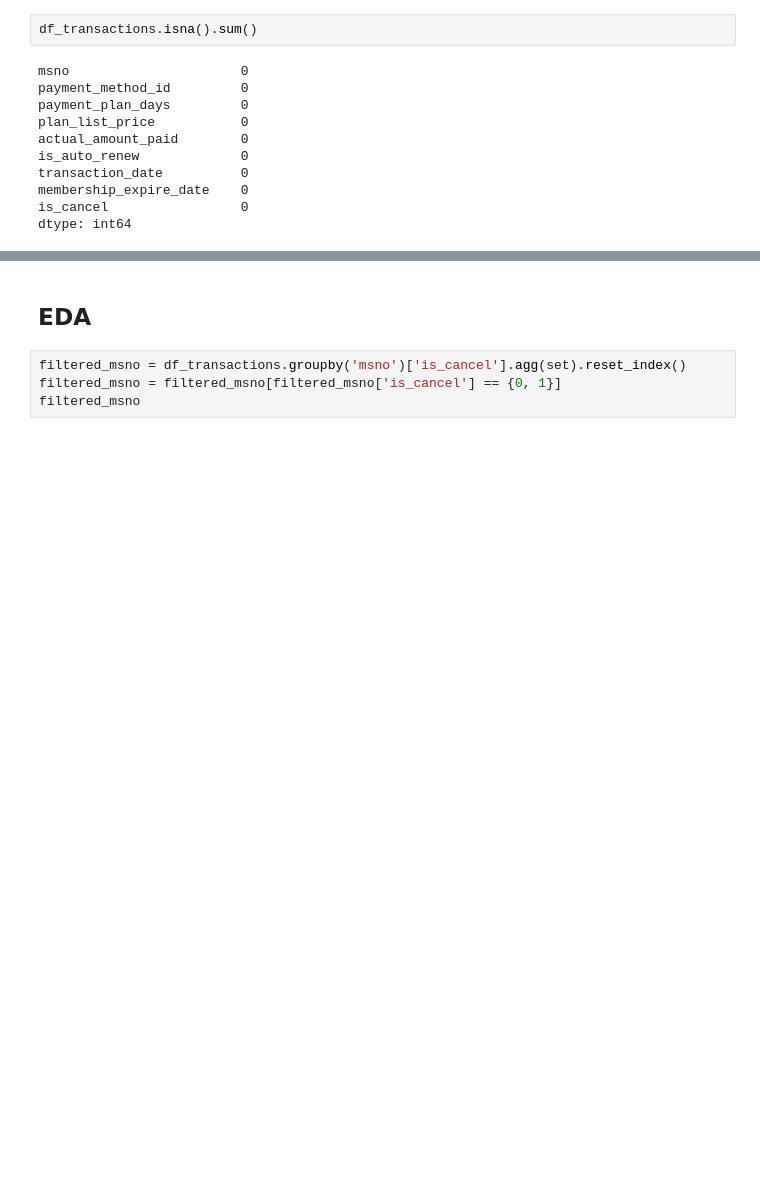
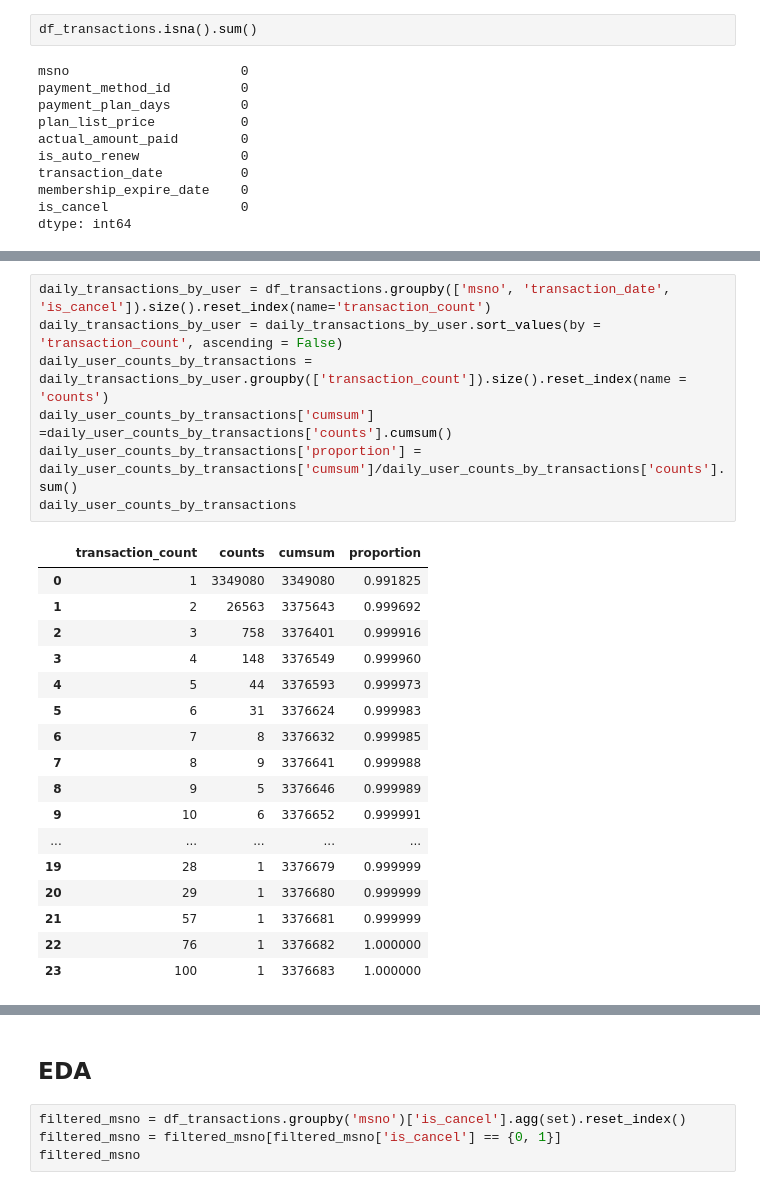
Before and after one commit to ivanckng/CS611_MLE_Group_Project, a Jupyter notebook: label_engineering.ipynb, the cells around one changed output, grey strips where cells are left out. Saved outputs shown, nothing was run; the diff lists cells and outputs as text; blank space fills up the shorter version.

```diff
--- a/label_engineering.ipynb
+++ b/label_engineering.ipynb
@@ -155,3 +155,28 @@ df_transactions.describe()
 | 75% | 4.100000e+01 | 3.000000e+01 | 1.490000e+02 | 1.490000e+02 | 1.000000e+00 | ... |
 | max | 4.100000e+01 | 4.500000e+02 | 2.000000e+03 | 2.000000e+03 | 1.000000e+00 | ... |
 | std | 3.097484e+00 | 2.936009e+01 | 1.253914e+02 | 1.246733e+02 | 2.689089e-01 | ... |
+# %%
+daily_transactions_by_user = df_transactions.groupby(['msno', 'transaction_date', 'is_cancel']).size().reset_index(name='transaction_count')
+daily_transactions_by_user = daily_transactions_by_user.sort_values(by = 'transaction_count', ascending = False)
+daily_user_counts_by_transactions = daily_transactions_by_user.groupby(['transaction_count']).size().reset_index(name = 'counts')
+daily_user_counts_by_transactions['cumsum'] =daily_user_counts_by_transactions['counts'].cumsum()
+daily_user_counts_by_transactions['proportion'] = daily_user_counts_by_transactions['cumsum']/daily_user_counts_by_transactions['counts'].sum()
+daily_user_counts_by_transactions
+# %% [output]
+|  | transaction_count | counts | cumsum | proportion |
+| 0 | 1 | 3349080 | 3349080 | 0.991825 |
+| 1 | 2 | 26563 | 3375643 | 0.999692 |
+| 2 | 3 | 758 | 3376401 | 0.999916 |
+| 3 | 4 | 148 | 3376549 | 0.999960 |
+| 4 | 5 | 44 | 3376593 | 0.999973 |
+| 5 | 6 | 31 | 3376624 | 0.999983 |
+| 6 | 7 | 8 | 3376632 | 0.999985 |
+| 7 | 8 | 9 | 3376641 | 0.999988 |
+| 8 | 9 | 5 | 3376646 | 0.999989 |
+| 9 | 10 | 6 | 3376652 | 0.999991 |
+| ... | ... | ... | ... | ... |
+| 19 | 28 | 1 | 3376679 | 0.999999 |
+| 20 | 29 | 1 | 3376680 | 0.999999 |
+| 21 | 57 | 1 | 3376681 | 0.999999 |
+| 22 | 76 | 1 | 3376682 | 1.000000 |
+| 23 | 100 | 1 | 3376683 | 1.000000 |
```
Also changed, not shown: parts of 7 cells of this notebook, 1 other file.
